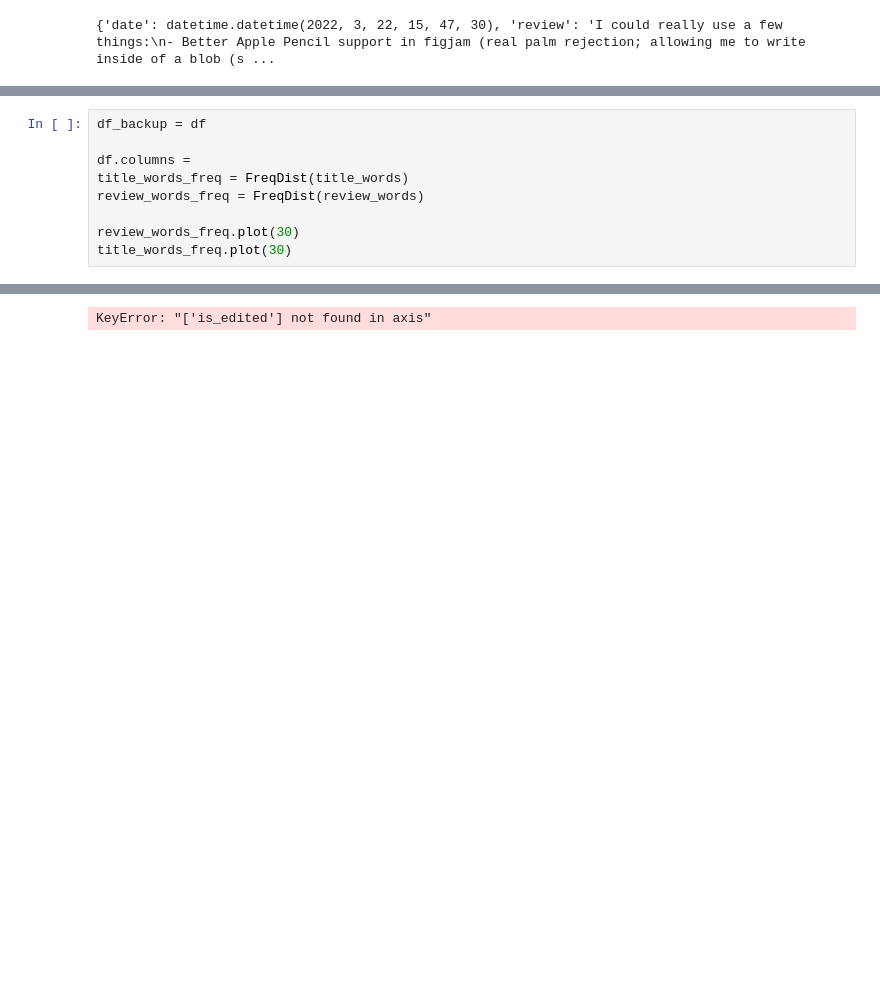
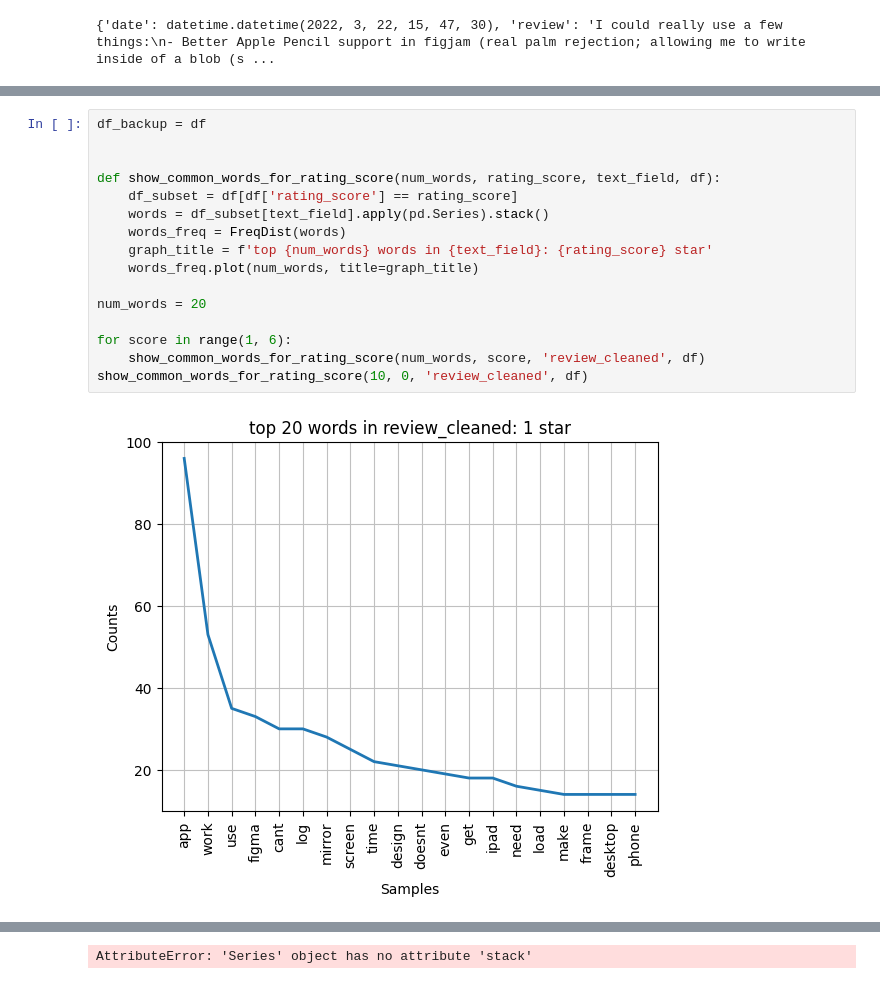
Before and after one commit to DanHL0/cogs127_datasci, a Jupyter notebook: Webscraping.ipynb, the cells around one changed output, grey strips where cells are left out. Drawn from its saved outputs; the diff is of its cells as text; blank space fills up the shorter version.

Commit message:
added working graphs

```diff
--- a/Webscraping.ipynb
+++ b/Webscraping.ipynb
@@ -194,10 +202,18 @@ df.head(5)
 # %%
 df_backup = df
 
-df.columns =
-title_words_freq = FreqDist(title_words)
-review_words_freq = FreqDist(review_words)
 
-review_words_freq.plot(30)
-title_words_freq.plot(30)
+def show_common_words_for_rating_score(num_words, rating_score, text_field, df):
+    df_subset = df[df['rating_score'] == rating_score]
+    words = df_subset[text_field].apply(pd.Series).stack()
+    words_freq = FreqDist(words)
+    graph_title = f'top {num_words} words in {text_field}: {rating_score} star'
+    words_freq.plot(num_words, title=graph_title)
+
+num_words = 20
+
+for score in range(1, 6):
+    show_common_words_for_rating_score(num_words, score, 'review_cleaned', df)
+show_common_words_for_rating_score(10, 0, 'review_cleaned', df)
 # %% [output]
+[figure, added]
@@ -204 +224 @@ title_words_freq.plot(30)
-KeyError: "['is_edited'] not found in axis"
+AttributeError: 'Series' object has no attribute 'stack'
```
Also changed, not shown: parts of 6 cells of this notebook.
